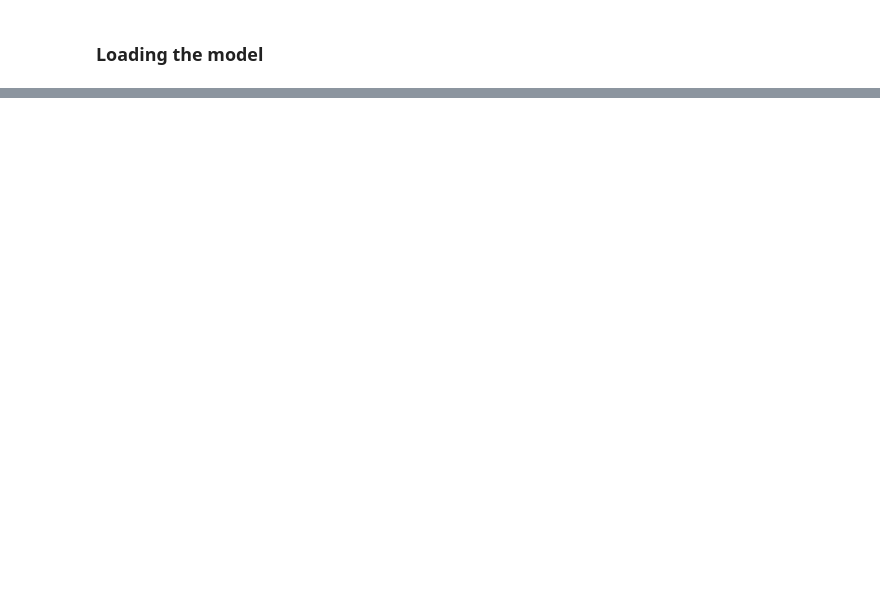
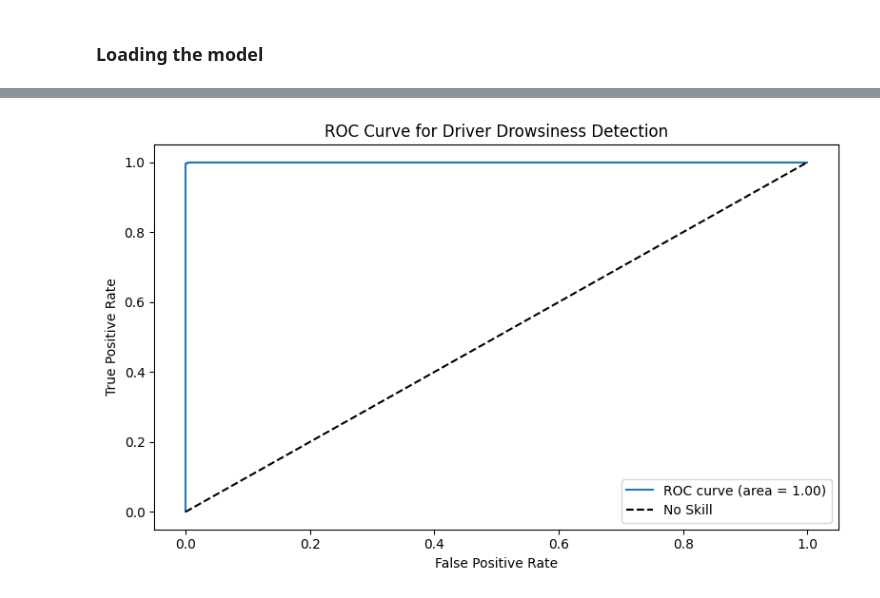
Before and after one commit to aayamrajshakya/Driver_Drowsiness_Detection, a Jupyter notebook: trained.ipynb, the cells around one changed output, grey strips where cells are left out. Saved outputs shown, nothing was run; the diff lists cells and outputs as text; code cells hidden in the pictures; blank space fills up the shorter version.

```diff
--- a/trained.ipynb
+++ b/trained.ipynb
@@ -405,0 +445,17 @@ plt.show()
+# %%
+# Predict probabilities on the test set
+fpr, tpr, _ = metrics.roc_curve(y_true, y_pred)
+roc_auc = metrics.auc(fpr, tpr)
+
+plt.figure(figsize=(8, 5))
+plt.plot(fpr, tpr, label='ROC curve (area = %0.2f)' % roc_auc)
+plt.plot([0, 1], [0, 1], 'k--', label='No Skill')
+plt.xlabel('False Positive Rate')
+plt.ylabel('True Positive Rate')
+plt.title('ROC Curve for Driver Drowsiness Detection')
+plt.legend()
+plt.tight_layout()
+# plt.savefig("roc_curve.png", dpi=300)
+plt.show()
+# %% [output]
+[figure, added]
```
Also changed, not shown: parts of 21 cells of this notebook, 1 other file.
